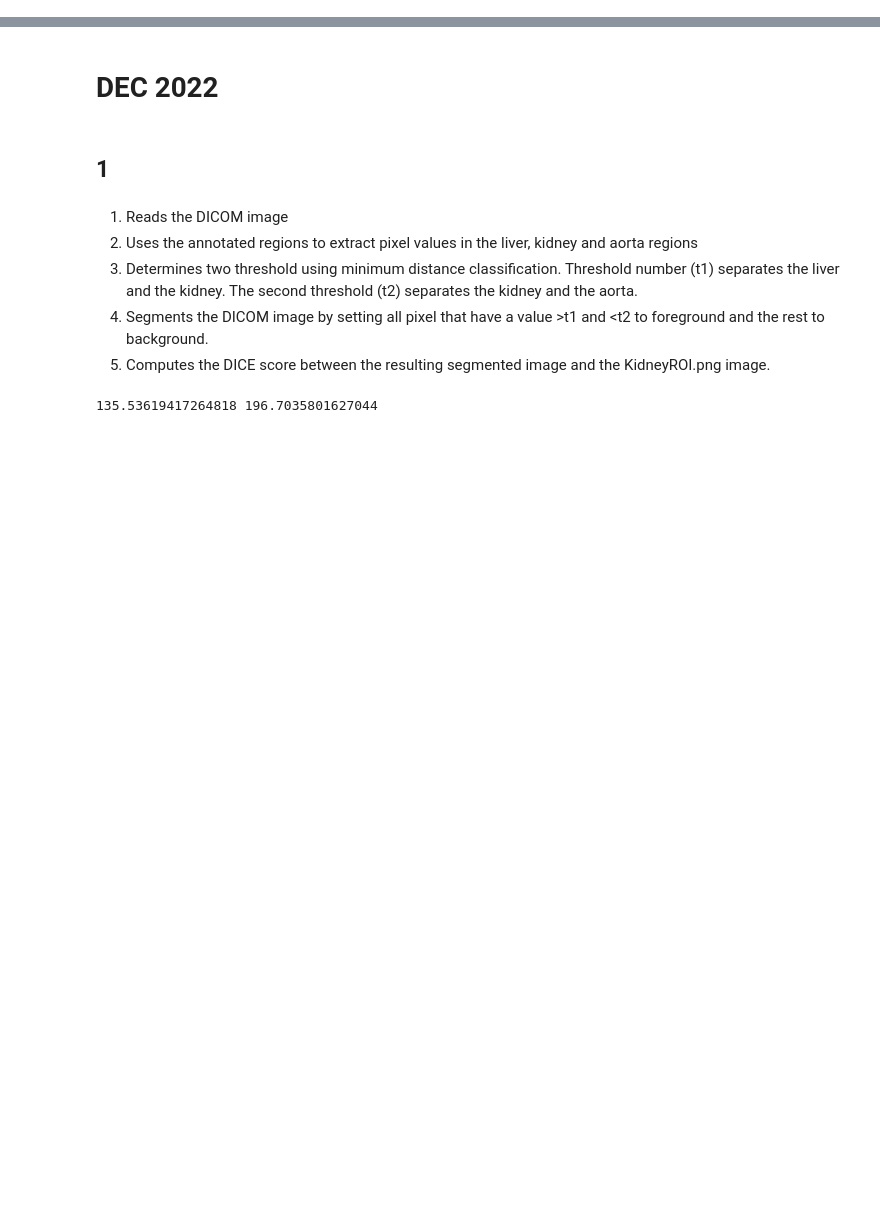
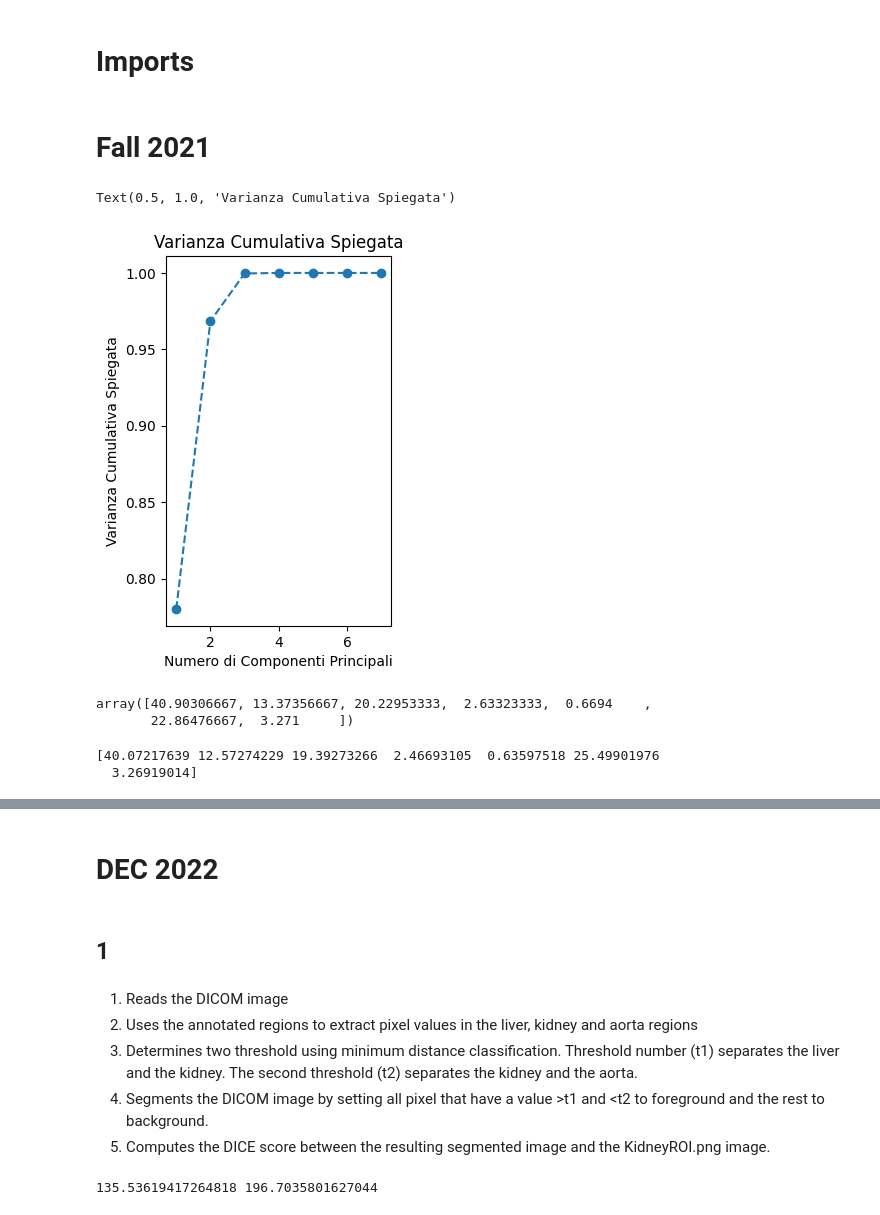
Before and after one commit to magolimbo/02502-Image-Analysis-Cheatsheet, a Jupyter notebook: Prova_sol.ipynb, the cells around one changed output, grey strips where cells are left out. Cells and saved outputs as stored; diff of their text form; code cells hidden in the pictures; blank space fills up the shorter version.

```diff
--- a/Prova_sol.ipynb
+++ b/Prova_sol.ipynb
@@ -1,3 +1,5 @@
+# %% [markdown]
+# Imports
 # %%
 import matplotlib.pyplot as plt
 import numpy as np
@@ -21,0 +26,46 @@ from exam_functions import *
+# %% [markdown]
+# Fall 2021
+# %%
+# 1
+in_dir = "Exams/dec2021/"
+pizza_data = np.loadtxt(
+    r"C:\Users\Dell\Desktop\Git Hub\02502-Image-Analysis-Cheatsheet\Exams\dec2021\PCAData\pizza.txt",
+    comments="%",
+)
+x = pizza_data[0:300, 0:7]
+data = x  # deve essere di tipo numpy, non gli va bene un panda dataframe
+pca = PCA(n_components=7)
+pca_model = pca.fit(data)
+values_pca = pca.explained_variance_
+exp_var_ratio = pca.explained_variance_ratio_
+# Plot della varianza cumulativa
+plt.subplot(1, 2, 2)
+plt.plot(
+    range(1, len(exp_var_ratio) + 1),
+    np.cumsum(exp_var_ratio),
+    marker="o",
+    linestyle="--",
+)
+plt.xlabel("Numero di Componenti Principali")
+plt.ylabel("Varianza Cumulativa Spiegata")
+plt.title("Varianza Cumulativa Spiegata")
+# %% [output]
+Text(0.5, 1.0, 'Varianza Cumulativa Spiegata')
+[figure, added]
+# %%
+pca.mean_
+# %% [output]
+array([40.90306667, 13.37356667, 20.22953333,  2.63323333,  0.6694    ,
+       22.86476667,  3.271     ])
+# %%
+pc1 = pca_model.components_[0]
+pc2 = pca_model.components_[1]
+
+# new pizza is generated as 3 * principal component 1 + means of the features
+feature_means = pca.mean_
+new_pizza = 3 * pc1 + feature_means
+
+print(new_pizza)
+# %% [output]
+[40.07217639 12.57274229 19.39273266  2.46693105  0.63597518 25.49901976
+  3.26919014]
```
Also changed, not shown: parts of 5 cells of this notebook, 1 other file.
